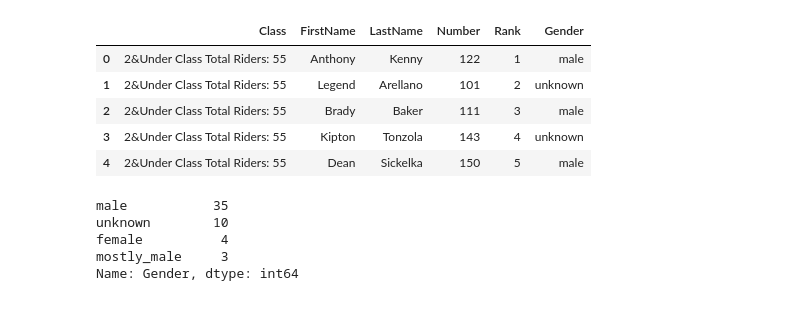
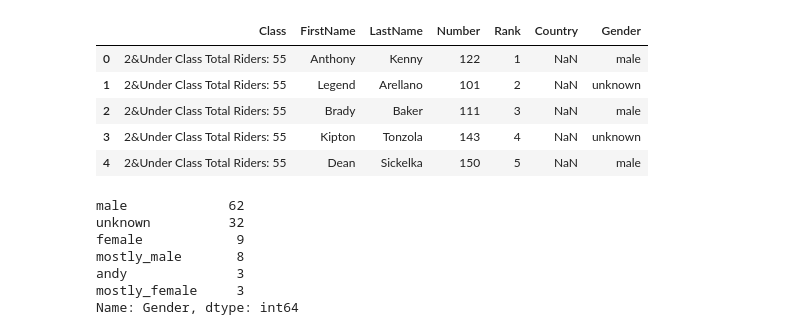
Before and after one commit to davidbradway/StriderGender, a Jupyter notebook: StriderGenderNotebook.ipynb, the cells around one changed output. Drawn from its saved outputs; the diff is of its cells as text; code cells hidden in the pictures.

```diff
--- a/StriderGenderNotebook.ipynb
+++ b/StriderGenderNotebook.ipynb
@@ -4,21 +4,26 @@ import gender_guesser.detector as gender
 d = gender.Detector()
 # %%
 #riders.json created from table at https://www.striderbikes.com/charlotte
-df = pd.read_json('riders.json')
+df1 = pd.read_json('riders.json')
+df2 = pd.read_json('riders_championship.json')
+frames = [df1, df2]
+df = pd.concat(frames, sort=False)
 df['Gender'] = df.apply(lambda row: d.get_gender(row.FirstName), axis=1)
 df.head()
 # %% [output]
-|  | Class | FirstName | LastName | Number | Rank | Gender |
-| 0 | 2&Under Class Total Riders: 55 | Anthony | Kenny | 122 | 1 | male |
-| 1 | 2&Under Class Total Riders: 55 | Legend | Arellano | 101 | 2 | unknown |
-| 2 | 2&Under Class Total Riders: 55 | Brady | Baker | 111 | 3 | male |
-| 3 | 2&Under Class Total Riders: 55 | Kipton | Tonzola | 143 | 4 | unknown |
-| 4 | 2&Under Class Total Riders: 55 | Dean | Sickelka | 150 | 5 | male |
+|  | Class | FirstName | LastName | Number | Rank | Country | Gender |
+| 0 | 2&Under Class Total Riders: 55 | Anthony | Kenny | 122 | 1 | NaN | male |
+| 1 | 2&Under Class Total Riders: 55 | Legend | Arellano | 101 | 2 | NaN | unknown |
+| 2 | 2&Under Class Total Riders: 55 | Brady | Baker | 111 | 3 | NaN | male |
+| 3 | 2&Under Class Total Riders: 55 | Kipton | Tonzola | 143 | 4 | NaN | unknown |
+| 4 | 2&Under Class Total Riders: 55 | Dean | Sickelka | 150 | 5 | NaN | male |
 # %%
 df['Gender'].value_counts()
 # %% [output]
-male           35
-unknown        10
-female          4
-mostly_male     3
+male             62
+unknown          32
+female            9
+mostly_male       8
+andy              3
+mostly_female     3
 Name: Gender, dtype: int64
```
Also changed, not shown: parts of 6 cells of this notebook, 1 other file.
